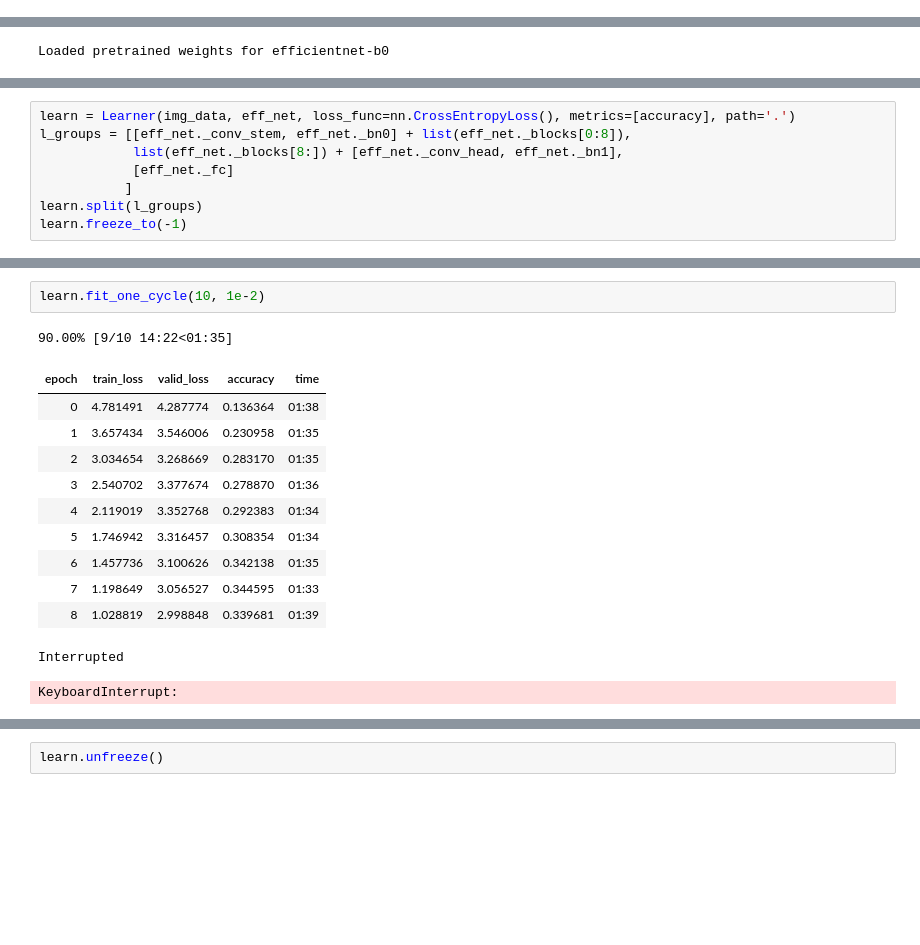
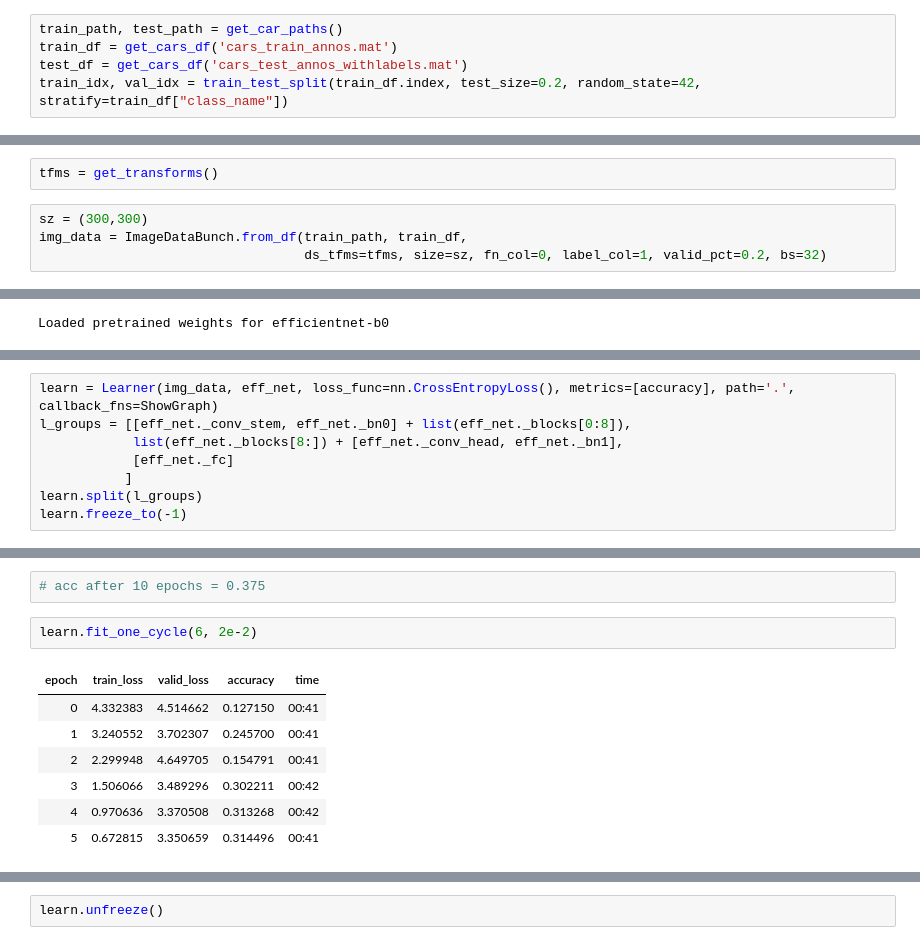
Before and after one commit to zerothphase/ai4sea_cv_challenge, a Jupyter notebook: Efficientnet.ipynb, the cells around one changed output, grey strips where cells are left out. Saved outputs shown, nothing was run; the diff lists cells and outputs as text; blank space fills up the shorter version.

```diff
--- a/Efficientnet.ipynb
+++ b/Efficientnet.ipynb
@@ -75,0 +62,5 @@ WindowsPath('Data/devkit/cars_test_annos_withlabels.mat')
+# %%
+train_path, test_path = get_car_paths()
+train_df = get_cars_df('cars_train_annos.mat')
+test_df = get_cars_df('cars_test_annos_withlabels.mat')
+train_idx, val_idx = train_test_split(train_df.index, test_size=0.2, random_state=42, stratify=train_df["class_name"])
@@ -152,5 +90,11 @@ Test: None
 # %% [markdown]
 # Efficientnet-b0
+# %%
+tfms = get_transforms()
+# %%
+sz = (300,300)
+img_data = ImageDataBunch.from_df(train_path, train_df,
+                                  ds_tfms=tfms, size=sz, fn_col=0, label_col=1, valid_pct=0.2, bs=32)
 # %%
 eff_net = EfficientNet.from_pretrained('efficientnet-b0')
 # %% [output]
@@ -171,6 +115,6 @@ tensor([[ 0.0379, -0.0602, -0.0054,  ...,  0.0214, -0.0219, -0.0102],
        requires_grad=True)
 # %%
-learn = Learner(img_data, eff_net, loss_func=nn.CrossEntropyLoss(), metrics=[accuracy], path='.')
+learn = Learner(img_data, eff_net, loss_func=nn.CrossEntropyLoss(), metrics=[accuracy], path='.', callback_fns=ShowGraph)
 l_groups = [[eff_net._conv_stem, eff_net._bn0] + list(eff_net._blocks[0:8]),
             list(eff_net._blocks[8:]) + [eff_net._conv_head, eff_net._bn1],
             [eff_net._fc]
@@ -187,16 +133,12 @@ LR Finder is complete, type {learner_name}.recorder.plot() to see the graph.
+# %%
+# acc after 10 epochs = 0.375
 # %%
-learn.fit_one_cycle(10, 1e-2)
+learn.fit_one_cycle(6, 2e-2)
 # %% [output]
-90.00% [9/10 14:22<01:35]
 | epoch | train_loss | valid_loss | accuracy | time |
-| 0 | 4.781491 | 4.287774 | 0.136364 | 01:38 |
-| 1 | 3.657434 | 3.546006 | 0.230958 | 01:35 |
-| 2 | 3.034654 | 3.268669 | 0.283170 | 01:35 |
-| 3 | 2.540702 | 3.377674 | 0.278870 | 01:36 |
-| 4 | 2.119019 | 3.352768 | 0.292383 | 01:34 |
-| 5 | 1.746942 | 3.316457 | 0.308354 | 01:34 |
-| 6 | 1.457736 | 3.100626 | 0.342138 | 01:35 |
-| 7 | 1.198649 | 3.056527 | 0.344595 | 01:33 |
-| 8 | 1.028819 | 2.998848 | 0.339681 | 01:39 |
+| 0 | 4.332383 | 4.514662 | 0.127150 | 00:41 |
+| 1 | 3.240552 | 3.702307 | 0.245700 | 00:41 |
+| 2 | 2.299948 | 4.649705 | 0.154791 | 00:41 |
+| 3 | 1.506066 | 3.489296 | 0.302211 | 00:42 |
+| 4 | 0.970636 | 3.370508 | 0.313268 | 00:42 |
+| 5 | 0.672815 | 3.350659 | 0.314496 | 00:41 |
-Interrupted
-KeyboardInterrupt:
```
Also changed, not shown: parts of 157 cells of this notebook, 4 other files.
